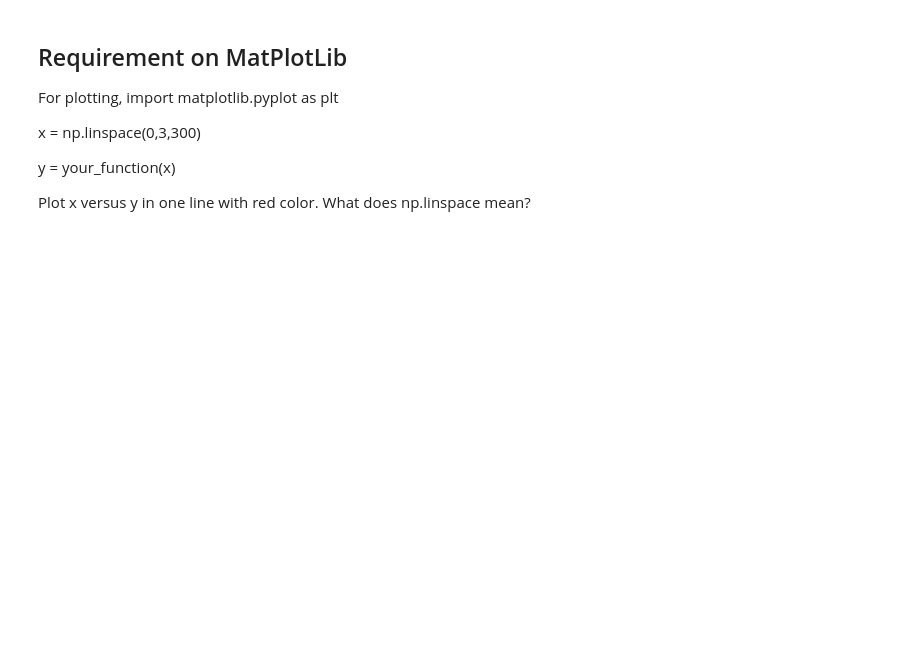
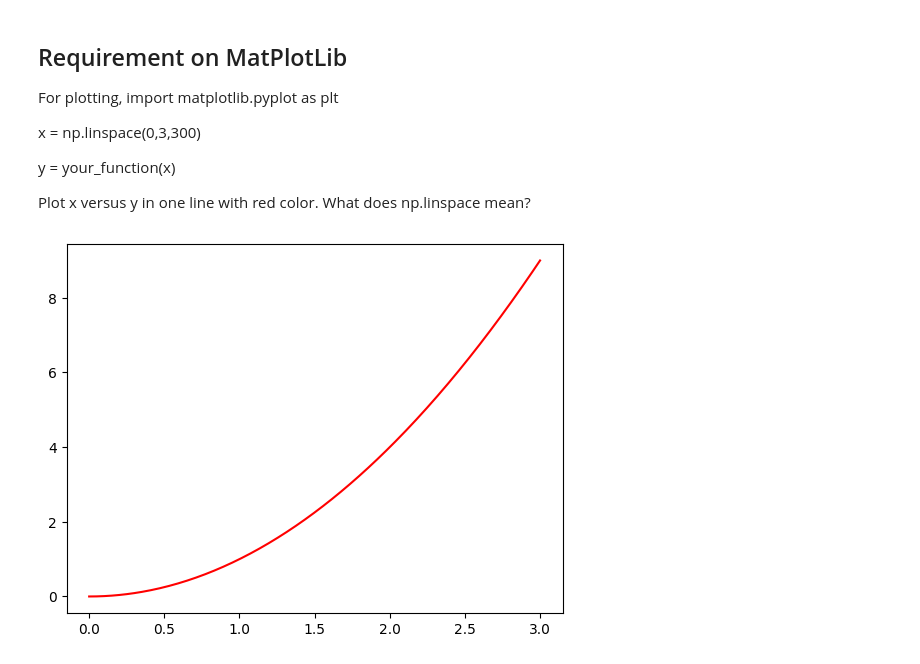
Before and after one commit to AbdelrahmanHamdyy/Neural-Networks-Labs, a Jupyter notebook: Lab 1/Review_On_Python.ipynb, the cells around one changed output. Cells and saved outputs as stored; diff of their text form; code cells hidden in the pictures; blank space fills up the shorter version.

```diff
--- a/Lab 1/Review_On_Python.ipynb
+++ b/Lab 1/Review_On_Python.ipynb
@@ -1486,0 +1921,13 @@ Plot x versus y in one line with red color.  What does np.linspace mean?
+# %%
+## Answer:
+## linspace means generating linearly spaced values from a start point to an end point with a certain interval set by default as 1 step.
+
+def f(x):
+    return x**2
+
+x = np.linspace(0, 3, 300)
+y = f(x)
+plt.plot(x, f(x), c='red')
+plt.show()
+# %% [output]
+[figure, added]
```
Also changed, not shown: parts of 105 cells of this notebook, 1 other file.
